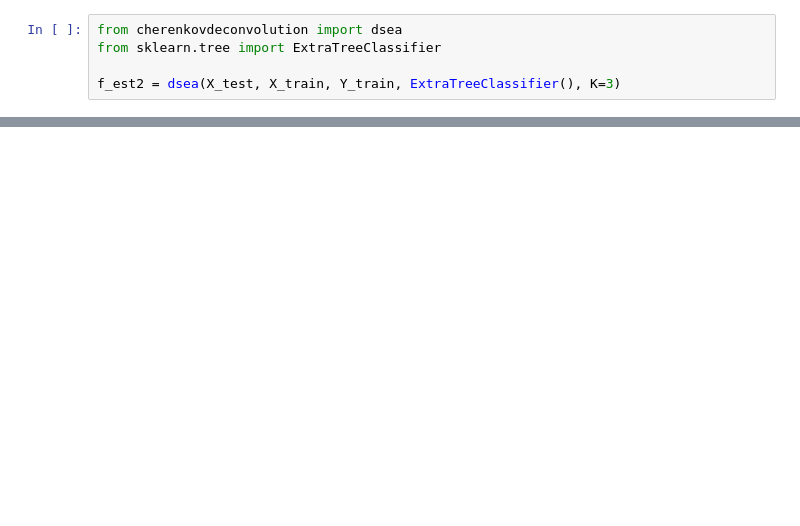
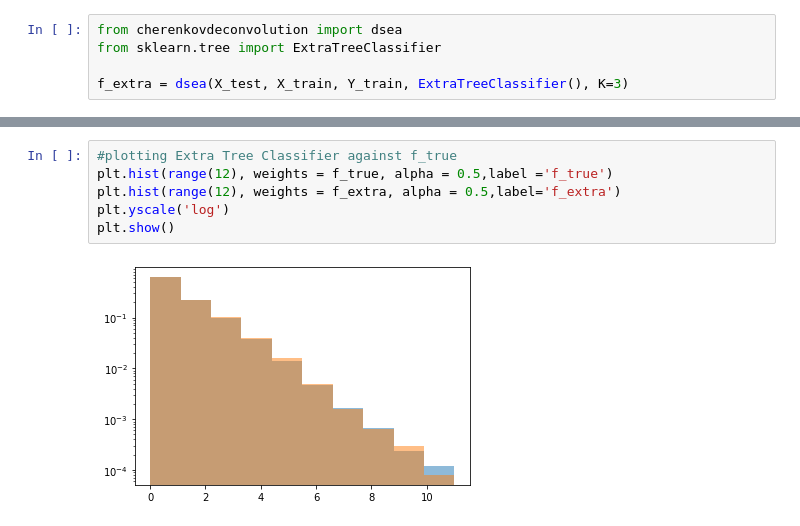
Before and after one commit to janjaek/DSEA-test, a Jupyter notebook: dsea_mord.ipynb, the cells around one changed output, grey strips where cells are left out. Drawn from its saved outputs; the diff is of its cells as text; blank space fills up the shorter version.

```diff
--- a/dsea_mord.ipynb
+++ b/dsea_mord.ipynb
@@ -103,5 +105,5 @@ array([0.14406636, 0.16256736, 0.14230452, 0.12232286, 0.12491142,
 from cherenkovdeconvolution import dsea
 from sklearn.tree import ExtraTreeClassifier
 
-f_est2 = dsea(X_test, X_train, Y_train, ExtraTreeClassifier(), K=3)
+f_extra = dsea(X_test, X_train, Y_train, ExtraTreeClassifier(), K=3)
 # %%
@@ -114,0 +134,8 @@ plt.show()
+# %%
+#plotting Extra Tree Classifier against f_true
+plt.hist(range(12), weights = f_true, alpha = 0.5,label ='f_true')
+plt.hist(range(12), weights = f_extra, alpha = 0.5,label='f_extra')
+plt.yscale('log')
+plt.show()
+# %% [output]
+[figure, added]
```
Also changed, not shown: parts of 7 cells of this notebook, 1 other file.
